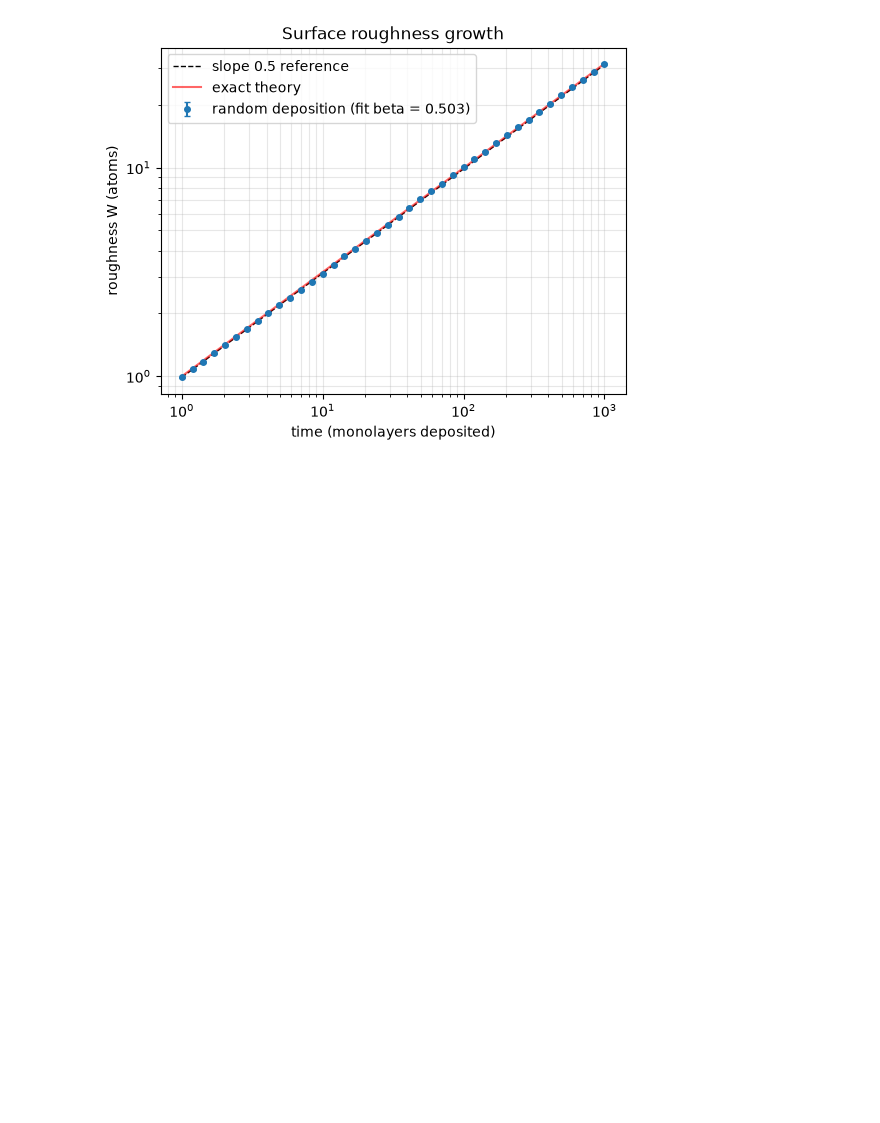
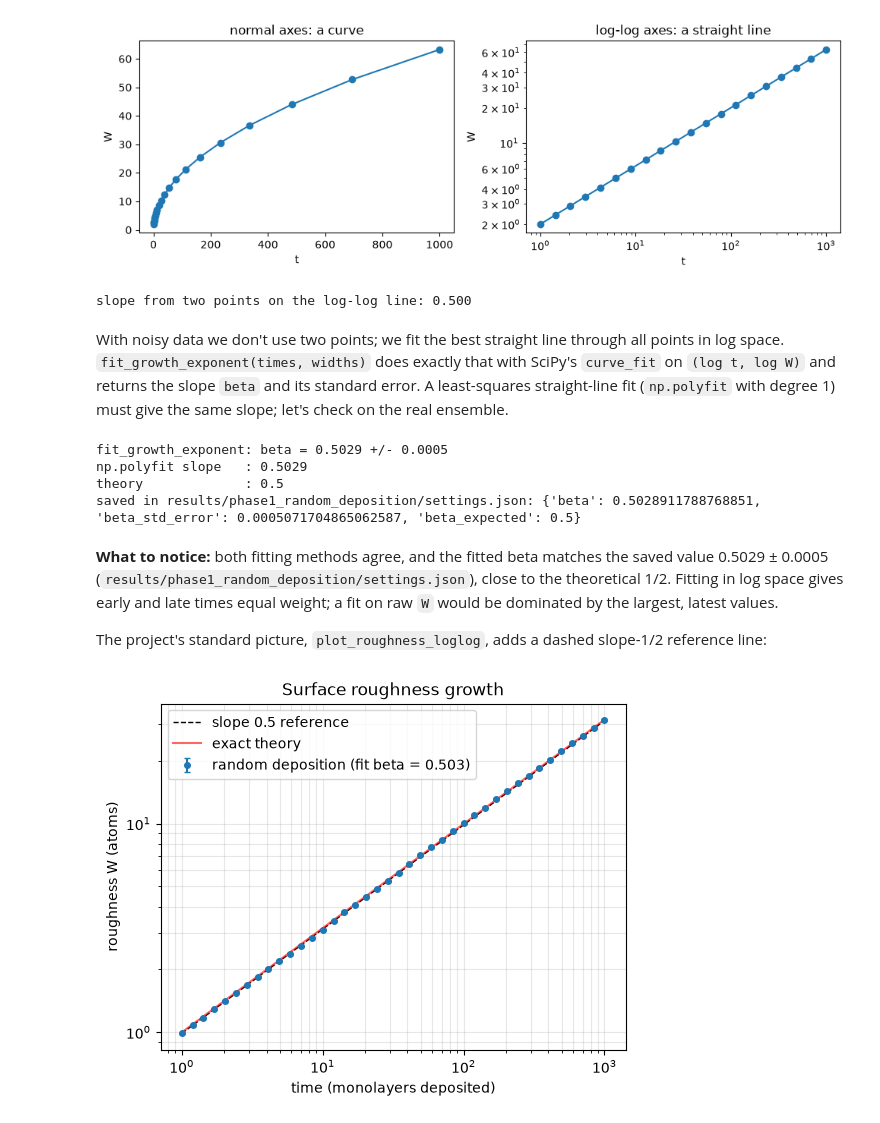
Before and after one commit to nhamhung/thin-film-growth, a Jupyter notebook: notebooks/01_random_deposition.ipynb, the cells around one changed output. Drawn from its saved outputs; the diff is of its cells as text; code cells hidden in the pictures; blank space fills up the shorter version.

```diff
--- a/notebooks/01_random_deposition.ipynb
+++ b/notebooks/01_random_deposition.ipynb
@@ -59,3 +388,41 @@ beta = 0.5029 +/- 0.0005   (theory: 0.5)
+# %%
+t = np.logspace(0, 3, 20)          # 1 ... 1000
+w = 2.0 * t ** 0.5
+fig, axes = plt.subplots(1, 2, figsize=(10, 3.5))
+axes[0].plot(t, w, "o-"); axes[0].set(title="normal axes: a curve", xlabel="t", ylabel="W")
+axes[1].loglog(t, w, "o-"); axes[1].set(title="log-log axes: a straight line", xlabel="t", ylabel="W")
+plt.tight_layout(); plt.show()
+
+slope_two_points = (np.log(w[-1]) - np.log(w[0])) / (np.log(t[-1]) - np.log(t[0]))
+print(f"slope from two points on the log-log line: {slope_two_points:.3f}")
+# %% [output]
+[figure, added]
+slope from two points on the log-log line: 0.500
+# %% [markdown]
+With noisy data we don't use two points; we fit the best straight line through all points in log space.
+`fit_growth_exponent(times, widths)` does exactly that with SciPy's `curve_fit` on `(log t, log W)` and returns the
+slope `beta` and its standard error. A least-squares straight-line fit (`np.polyfit` with degree 1) must give the same
+slope; let's check on the real ensemble.
+# %%
+beta, beta_err = fit_growth_exponent(df["monolayers"], df["roughness_mean"])
+slope_polyfit = np.polyfit(np.log(df["monolayers"]), np.log(df["roughness_mean"]), 1)[0]
+print(f"fit_growth_exponent: beta = {beta:.4f} +/- {beta_err:.4f}")
+print(f"np.polyfit slope   : {slope_polyfit:.4f}")
+print("theory             : 0.5")
+
+meta = json.load(open(os.path.join(RESULTS, "phase1_random_deposition", "settings.json")))
+print("saved in results/phase1_random_deposition/settings.json:", meta["summary"])
+# %% [output]
+fit_growth_exponent: beta = 0.5029 +/- 0.0005
+np.polyfit slope   : 0.5029
+theory             : 0.5
+saved in results/phase1_random_deposition/settings.json: {'beta': 0.5028911788768851, 'beta_std_error': 0.0005071704865062587, 'beta_expected': 0.5}
+# %% [markdown]
+**What to notice:** both fitting methods agree, and the fitted beta matches the saved value 0.5029 ± 0.0005
+(`results/phase1_random_deposition/settings.json`), close to the theoretical 1/2. Fitting in log space gives early and
+late times equal weight; a fit on raw `W` would be dominated by the largest, latest values.
+
+The project's standard picture, `plot_roughness_loglog`, adds a dashed slope-1/2 reference line:
 # %%
 ax = plot_roughness_loglog({"random deposition": df}, {"random deposition": beta})
 ax.plot(df["monolayers"], df["roughness_theory"], "r-", alpha=0.6, label="exact theory")
```
Also changed, not shown: parts of 57 cells of this notebook, 19 other files.
